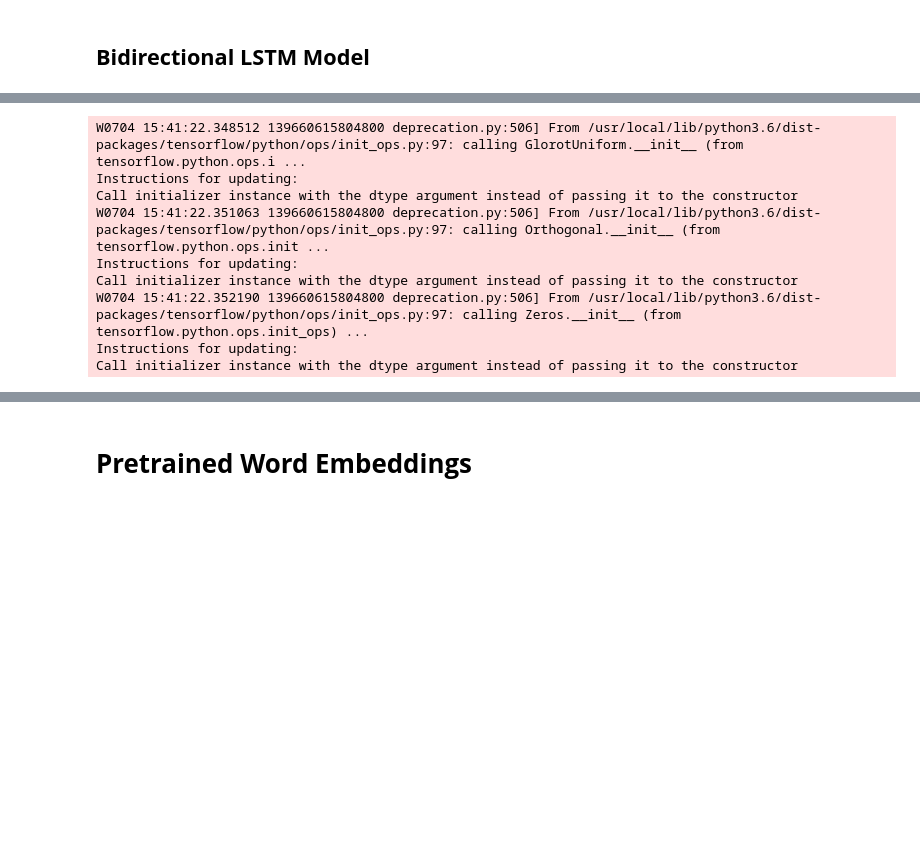
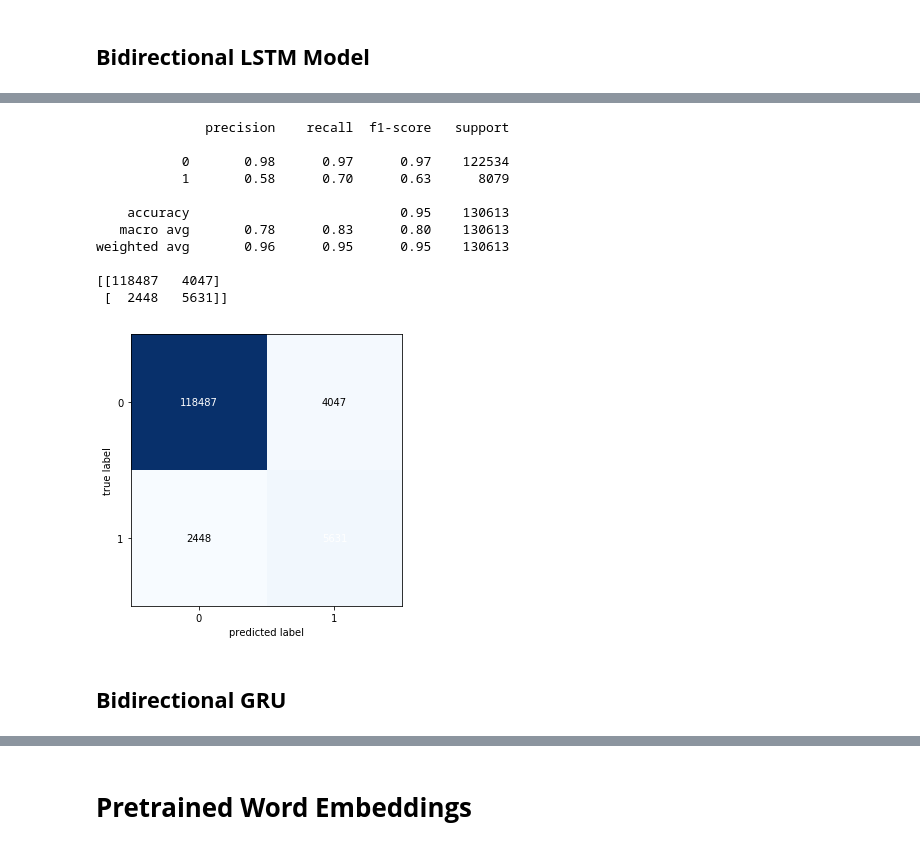
Before and after one commit to manashpratim/Quora-Insincere-Questions-Classification, a Jupyter notebook: Quora_Insincere_Questions_Classification.ipynb, the cells around one changed output, grey strips where cells are left out. Cells and saved outputs as stored; diff of their text form; code cells hidden in the pictures; blank space fills up the shorter version.

```diff
--- a/Quora_Insincere_Questions_Classification.ipynb
+++ b/Quora_Insincere_Questions_Classification.ipynb
@@ -292,3 +303,19 @@ Dimension of Validation Labels:  (130613, 1)
 Dimension of Test Data:  (375806, 100)
 # %% [markdown]
 ## **Bidirectional LSTM Model**
+# %%
+#Building the Bidirectional LSTM Model
+model = tf.keras.Sequential([
+    tf.keras.layers.Embedding(vocab_len+1, embedding_dim, input_length=max_length),
+    tf.keras.layers.Bidirectional(tf.keras.layers.CuDNNLSTM(64,return_sequences=True)),
+    tf.keras.layers.Flatten(),
+    tf.keras.layers.Dense(16, activation='relu'),
+    tf.keras.layers.Dropout(0.1),
+    tf.keras.layers.Dense(1, activation='sigmoid')
+])
+# %%
+reduce =tf. keras.callbacks.ReduceLROnPlateau(monitor='val_loss', factor=0.1, patience=10, mode='auto')
+#early = tf.keras.callbacks.EarlyStopping(monitor='val_loss', min_delta=1e-4, patience=10, mode='auto')
+model.compile(loss='binary_crossentropy',optimizer='rmsprop',metrics=['accuracy'])
+num_epochs = 5
+history=model.fit(train_padded, train_labels, epochs=num_epochs, batch_size=512, validation_data=(val_padded,val_labels),callbacks=[reduce],verbose=1)
@@ -294,0 +334,7 @@ Dimension of Test Data:  (375806, 100)
+# %%
+#Determining the optimal threshold value to seggregate the classes
+pred_noemb_val_labels = model.predict(val_padded, batch_size=512,verbose=1)
+from sklearn import metrics
+for thresh in np.arange(0.1, 0.5, 0.05):
+    thresh = np.round(thresh, 2)
+    print("F1 score at threshold {0} is {1}".format(thresh, metrics.f1_score(val_labels, (pred_noemb_val_labels>thresh).astype(int))))
@@ -295,22 +351,40 @@ Dimension of Test Data:  (375806, 100)
+# %%
+# From above, we can see that F1 score is highest at a threshold of 0.3
+pred_val_labels=(pred_noemb_val_labels>0.3).astype(int)
+
+from sklearn.metrics import classification_report
+print(classification_report(val_labels,pred_val_labels))
+
+from sklearn.metrics import confusion_matrix
+print(confusion_matrix(val_labels, pred_val_labels))
+CM = confusion_matrix(val_labels, pred_val_labels)
+from mlxtend.plotting import plot_confusion_matrix
+fig, ax = plot_confusion_matrix(conf_mat=CM ,  figsize=(5, 5))
+plt.show()
+# %% [output]
+              precision    recall  f1-score   support
+
+           0       0.98      0.97      0.97    122534
+           1       0.58      0.70      0.63      8079
+
+    accuracy                           0.95    130613
+   macro avg       0.78      0.83      0.80    130613
+weighted avg       0.96      0.95      0.95    130613
+
+[[118487   4047]
+ [  2448   5631]]
+[figure, added]
+# %% [markdown]
+## **Bidirectional GRU**
 # %%
-#Building the Bidirectional LSTM Model
-model = tf.keras.Sequential([
+#Building the Bidirectional GRU Model
+model_gru = tf.keras.Sequential([
     tf.keras.layers.Embedding(vocab_len+1, embedding_dim, input_length=max_length),
-    tf.keras.layers.Bidirectional(tf.keras.layers.LSTM(64)),
+    tf.keras.layers.Bidirectional(tf.keras.layers.CuDNNGRU(64)),
     tf.keras.layers.Dense(16, activation='relu'),
     tf.keras.layers.Dropout(0.1),
     tf.keras.layers.Dense(1, activation='sigmoid')
 ])
-# %% [output]
-W0704 15:41:22.348512 139660615804800 deprecation.py:506] From /usr/local/lib/python3.6/dist-packages/tensorflow/python/ops/init_ops.py:97: calling GlorotUniform.__init__ (from tensorflow.python.ops.i ...
-Instructions for updating:
-Call initializer instance with the dtype argument instead of passing it to the constructor
-W0704 15:41:22.351063 139660615804800 deprecation.py:506] From /usr/local/lib/python3.6/dist-packages/tensorflow/python/ops/init_ops.py:97: calling Orthogonal.__init__ (from tensorflow.python.ops.init ...
-Instructions for updating:
-Call initializer instance with the dtype argument instead of passing it to the constructor
-W0704 15:41:22.352190 139660615804800 deprecation.py:506] From /usr/local/lib/python3.6/dist-packages/tensorflow/python/ops/init_ops.py:97: calling Zeros.__init__ (from tensorflow.python.ops.init_ops) ...
-Instructions for updating:
-Call initializer instance with the dtype argument instead of passing it to the constructor
 # %%
 reduce =tf. keras.callbacks.ReduceLROnPlateau(monitor='val_loss', factor=0.1, patience=10, mode='auto')
 #early = tf.keras.callbacks.EarlyStopping(monitor='val_loss', min_delta=1e-4, patience=10, mode='auto')
```
Also changed, not shown: parts of 27 cells of this notebook.
